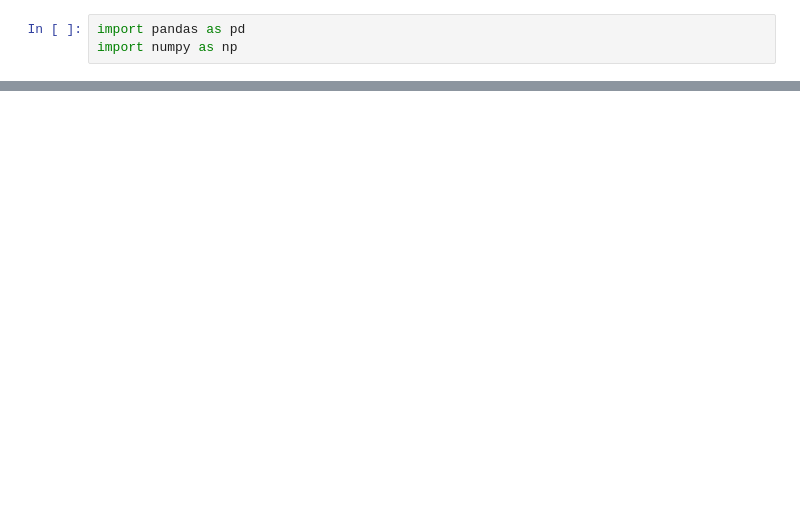
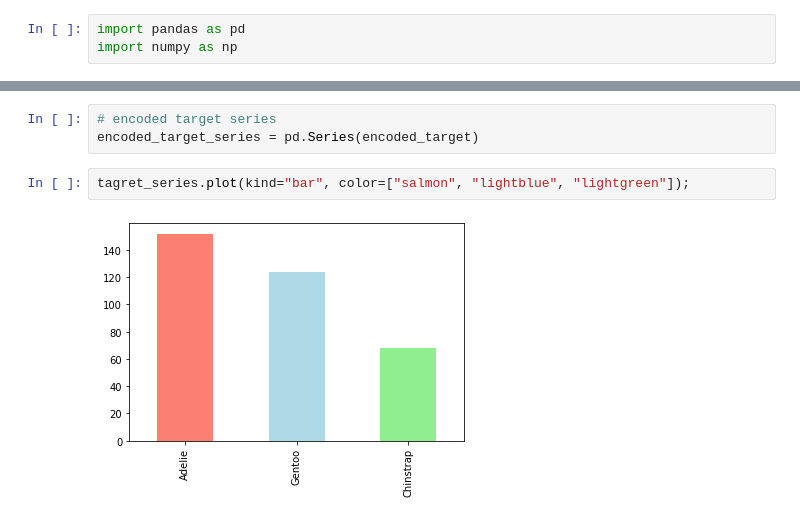
Before and after one commit to catharzis/penguins, a Jupyter notebook: toy_dataset.ipynb, the cells around one changed output, grey strips where cells are left out. Cells and saved outputs as stored; diff of their text form; blank space fills up the shorter version.

```diff
--- a/toy_dataset.ipynb
+++ b/toy_dataset.ipynb
@@ -39,0 +63,7 @@ bla bla bla for branch dev
+# %%
+# encoded target series
+encoded_target_series = pd.Series(encoded_target)
+# %%
+tagret_series.plot(kind="bar", color=["salmon", "lightblue", "lightgreen"]);
+# %% [output]
+[figure, added]
```
Also changed, not shown: parts of 40 cells of this notebook.
